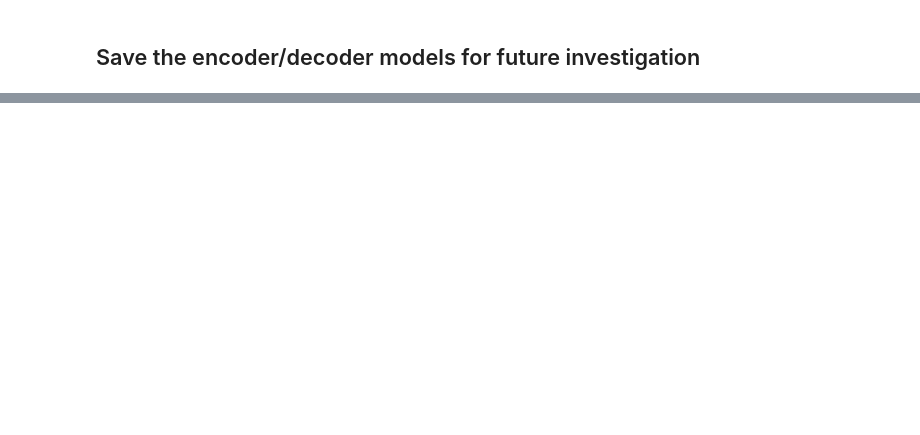
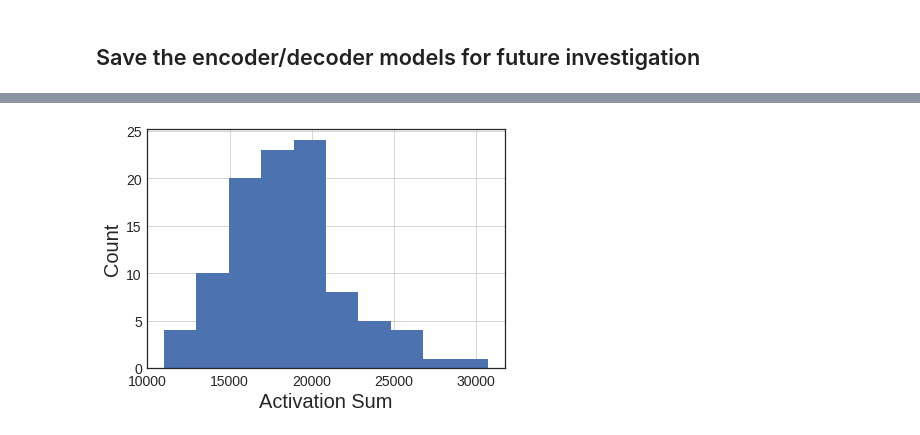
Before and after one commit to greenelab/tybalt, a Jupyter notebook: tybalt_vae.ipynb, the cells around one changed output, grey strips where cells are left out. Cells and saved outputs as stored; diff of their text form; code cells hidden in the pictures; blank space fills up the shorter version.

```diff
--- a/tybalt_vae.ipynb
+++ b/tybalt_vae.ipynb
@@ -346,0 +303,9 @@ decoder.save(decoder_model_file)
+# %%
+# What are the most and least activated nodes
+sum_node_activity = encoded_rnaseq_df.sum(axis=0).sort_values(ascending=False)
+
+# Top 10 most active nodes
+print(sum_node_activity.head(10))
+
+# Bottom 10 least active nodes
+sum_node_activity.tail(10)
@@ -346,0 +337,7 @@ decoder.save(decoder_model_file)
+# %%
+# Histogram of node activity for all 100 latent features
+sum_node_activity.hist()
+plt.xlabel('Activation Sum')
+plt.ylabel('Count');
+# %% [output]
+[figure, added]
```
Also changed, not shown: parts of 20 cells of this notebook.
